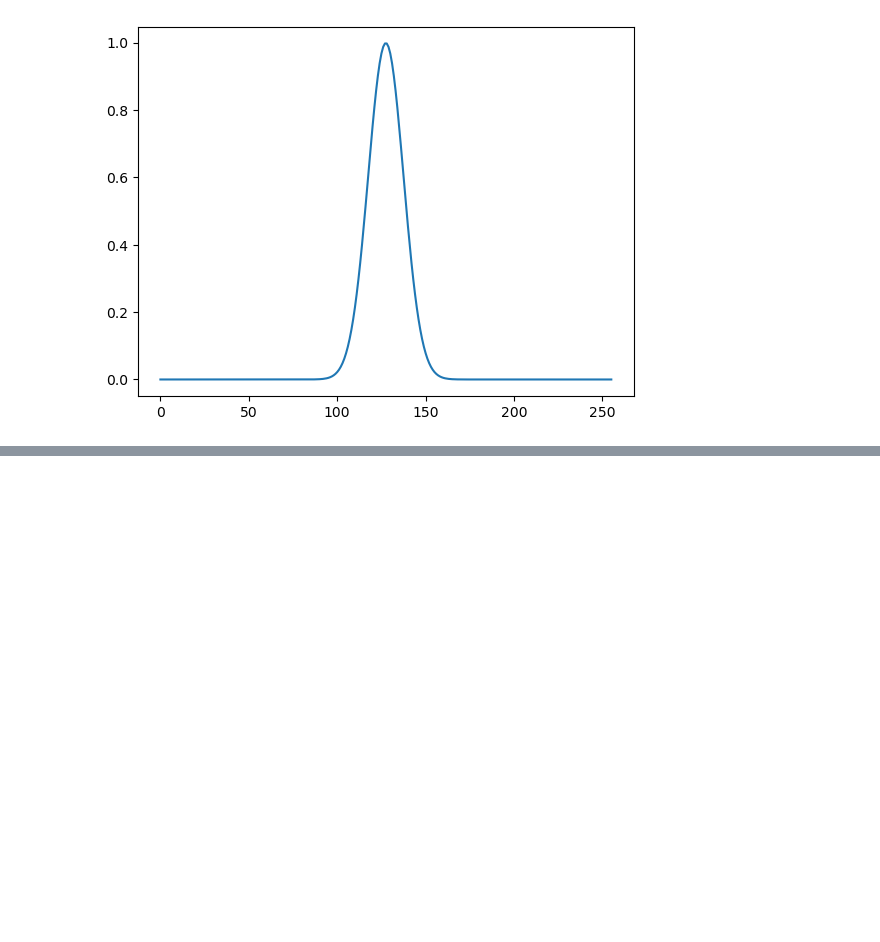
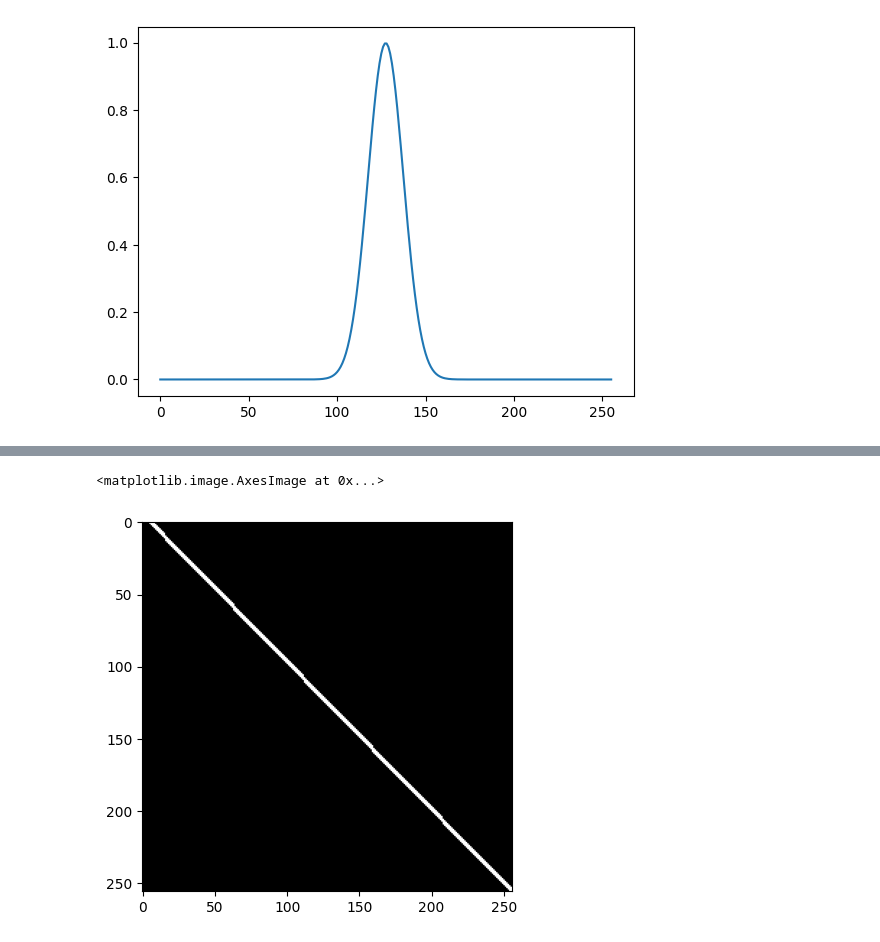
Before and after one commit to karthiksmanian/sem9, a Jupyter notebook: 20XW97-CV-LAB/cv_basics_images.ipynb, the cells around one changed output, grey strips where cells are left out. Saved outputs shown, nothing was run; the diff lists cells and outputs as text; code cells hidden in the pictures; blank space fills up the shorter version.

```diff
--- a/20XW97-CV-LAB/cv_basics_images.ipynb
+++ b/20XW97-CV-LAB/cv_basics_images.ipynb
@@ -133,0 +163,13 @@ plt.plot(img[128, :])
+# %%
+# (10, 10) , (255, 255)
+image = np.zeros([256, 256])
+# %%
+x = y = np.arange(256)
+xc, yc = np.meshgrid(x, y)
+# %%
+slope = (255-10)/(255-15)
+yintercept = 255-slope*255
+line = slope*xc + yintercept
+width = 2
+line_mask = (yc>=line - width) & (yc<=line+width)
+image[line_mask] = 255
@@ -133,0 +186,5 @@ plt.plot(img[128, :])
+# %%
+plt.imshow(image, cmap='gray')
+# %% [output]
+<matplotlib.image.AxesImage at 0x...>
+[figure, added]
```
Also changed, not shown: parts of 20 cells of this notebook, 1 other file.
